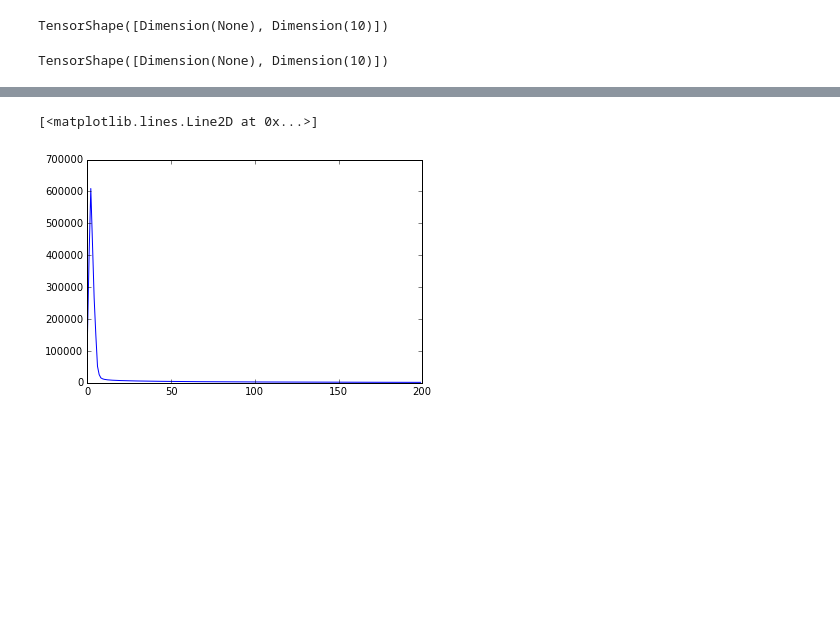
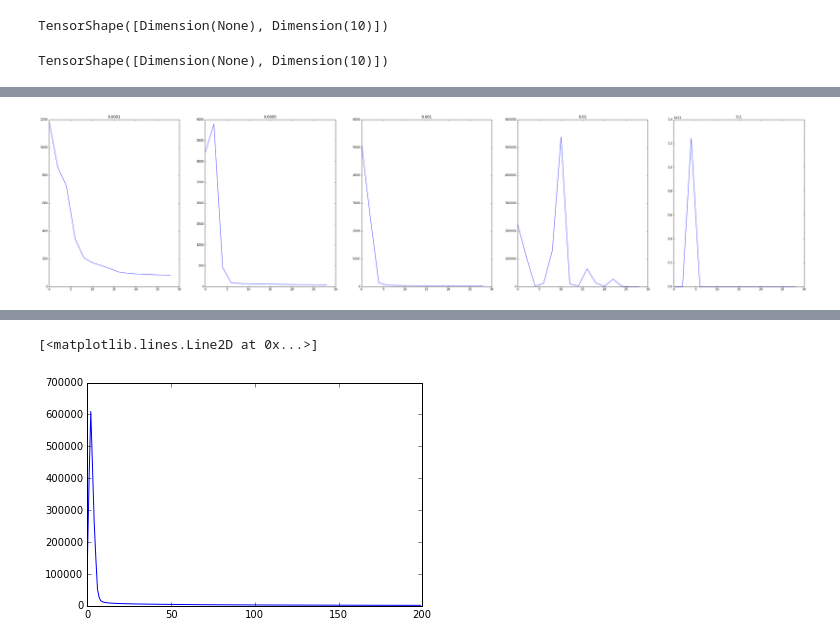
Before and after one commit to bkotzz/ece521, a Jupyter notebook: a2.ipynb, the cells around one changed output, grey strips where cells are left out. Saved outputs shown, nothing was run; the diff lists cells and outputs as text; code cells hidden in the pictures; blank space fills up the shorter version.

```diff
--- a/a2.ipynb
+++ b/a2.ipynb
@@ -397,0 +438,10 @@ valid_acc = []
+# %%
+# Plot train cost
+f, axarr = plt.subplots(1, 5)
+f.set_figwidth(45)
+f.set_figheight(10)
+for i, x in enumerate(dict_per_learn_rate):
+    axarr[i].set_title(learning_rates[i])
+    axarr[i].plot(np.arange(len(x["train_cost"])) * num_epochs_per_eval, x["train_cost"])
+# %% [output]
+[figure, added]
```
Also changed, not shown: parts of 21 cells of this notebook.
